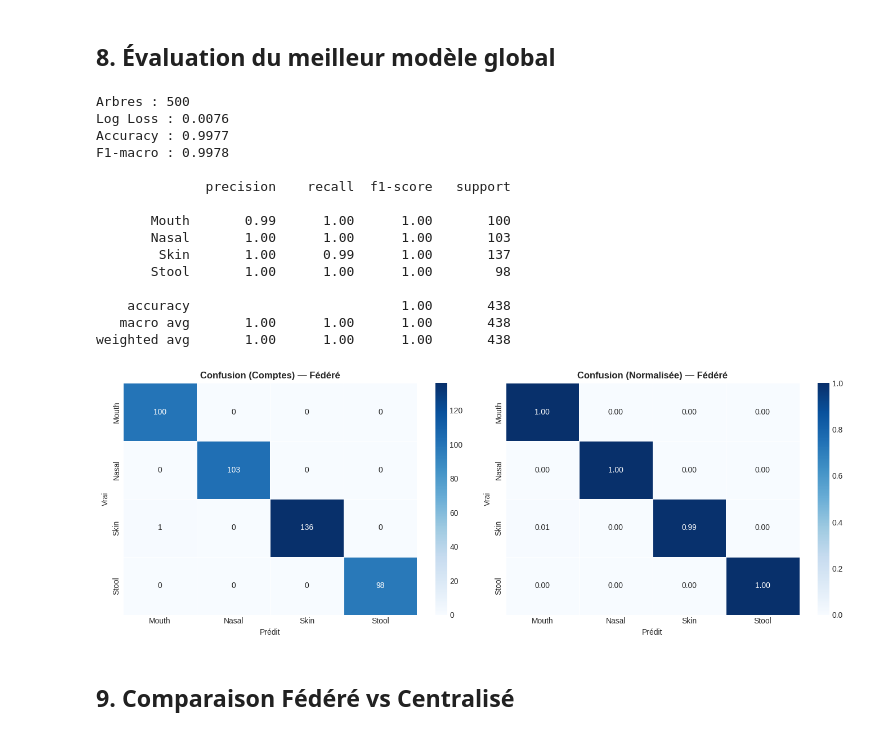
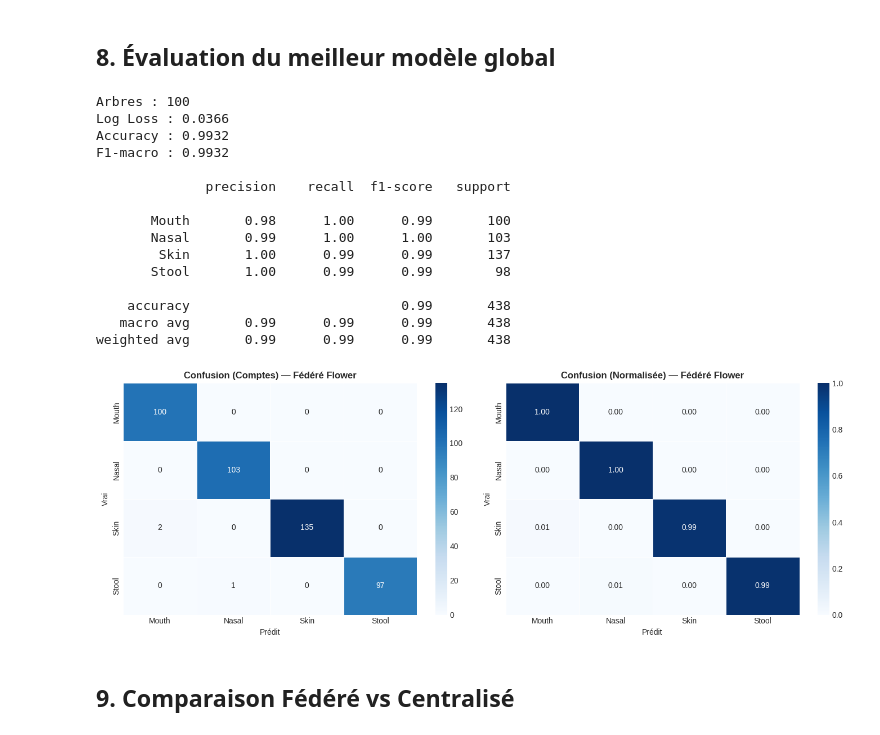
Before and after one commit to ahbarry07/fl-microbiome-mpegG, a Jupyter notebook: notebook/05_federated_model.ipynb, the cells around one changed output. Cells and saved outputs as stored; diff of their text form; code cells hidden in the pictures.

Commit message:
flower approach

```diff
--- a/notebook/05_federated_model.ipynb
+++ b/notebook/05_federated_model.ipynb
@@ -278,57 +336,53 @@ plt.show()
 # %% [markdown]
 ## 8. Évaluation du meilleur modèle global
 # %%
-# Charger le meilleur modèle
+# Charger le meilleur modèle global sauvegardé par la stratégie Flower
 best_bst_loaded = xgb.Booster()
-best_bst_loaded.load_model(str(MODELS_PATH / 'best_global_model.ubj'))
+best_bst_loaded.load_model(str(MODELS_PATH / 'best_global_model.cubj'))
 print(f'Arbres : {best_bst_loaded.num_boosted_rounds()}')
 
-# Recalculer les probas du meilleur round avec soft voting
 X_val    = val_df[feature_cols].values
 y_val    = le.transform(val_df['SampleType'].values)
 val_dmat = xgb.DMatrix(X_val, label=y_val)
 
-# Soft voting final avec tous les clients entraînés
-all_probas  = [c.bst.predict(val_dmat).reshape(-1,len(CLASSES))
-               for c in clients if c.bst is not None]
-all_weights = [c.n_train for c in clients if c.bst is not None]
-final_proba = soft_voting(all_probas, all_weights)
+# Prédictions directes du modèle global — résultat de l'entraînement séquentiel
+final_proba = best_bst_loaded.predict(val_dmat).reshape(-1, len(CLASSES))
+y_pred      = final_proba.argmax(axis=1)
 
-y_pred = final_proba.argmax(axis=1)
 print(f'Log Loss : {log_loss(y_val, final_proba, labels=list(range(len(CLASSES)))):.4f}')
 print(f'Accuracy : {accuracy_score(y_val, y_pred):.4f}')
 print(f'F1-macro : {f1_score(y_val, y_pred, average="macro"):.4f}')
 print()
 print(classification_report(y_val, y_pred, target_names=CLASSES))
 
-cm = confusion_matrix(y_val, y_pred)
-cm_norm = cm.astype(float)/cm.sum(axis=1,keepdims=True)
-fig, axes = plt.subplots(1,2,figsize=(14,5))
-for ax,data,fmt,t in zip(axes,[cm,cm_norm],['d','.2f'],['Comptes','Normalisée']):
+cm      = confusion_matrix(y_val, y_pred)
+cm_norm = cm.astype(float) / cm.sum(axis=1, keepdims=True)
+fig, axes = plt.subplots(1, 2, figsize=(14, 5))
+for ax, data, fmt, t in zip(axes, [cm, cm_norm], ['d', '.2f'], ['Comptes', 'Normalisée']):
     sns.heatmap(data, annot=True, fmt=fmt, xticklabels=CLASSES,
                 yticklabels=CLASSES, cmap='Blues', ax=ax, linewidths=0.5)
-    ax.set_title(f'Confusion ({t}) — Fédéré', fontweight='bold')
+    ax.set_title(f'Confusion ({t}) — Fédéré Flower', fontweight='bold')
     ax.set_ylabel('Vrai'); ax.set_xlabel('Prédit')
 plt.tight_layout()
-plt.savefig(FIGURES_PATH/'05_confusion_matrix_federated.png', dpi=150, bbox_inches='tight')
+plt.savefig(FIGURES_PATH / '05_confusion_matrix_federated.png', dpi=150, bbox_inches='tight')
 plt.show()
 # %% [output]
-Arbres : 500
-Log Loss : 0.0076
-Accuracy : 0.9977
-F1-macro : 0.9978
+Arbres : 100
+Log Loss : 0.0366
+Accuracy : 0.9932
+F1-macro : 0.9932
 
               precision    recall  f1-score   support
 
-       Mouth       0.99      1.00      1.00       100
-       Nasal       1.00      1.00      1.00       103
-        Skin       1.00      0.99      1.00       137
-       Stool       1.00      1.00      1.00        98
+       Mouth       0.98      1.00      0.99       100
+       Nasal       0.99      1.00      1.00       103
+        Skin       1.00      0.99      0.99       137
+       Stool       1.00      0.99      0.99        98
 
-    accuracy                           1.00       438
-   macro avg       1.00      1.00      1.00       438
-weighted avg       1.00      1.00      1.00       438
+    accuracy                           0.99       438
+   macro avg       0.99      0.99      0.99       438
+weighted avg       0.99      0.99      0.99       438
-[figure, old version]
+[figure, new version]
 # %% [markdown]
 ## 9. Comparaison Fédéré vs Centralisé
 # %%
```
Also changed, not shown: parts of 10 cells of this notebook, 7 other files.
